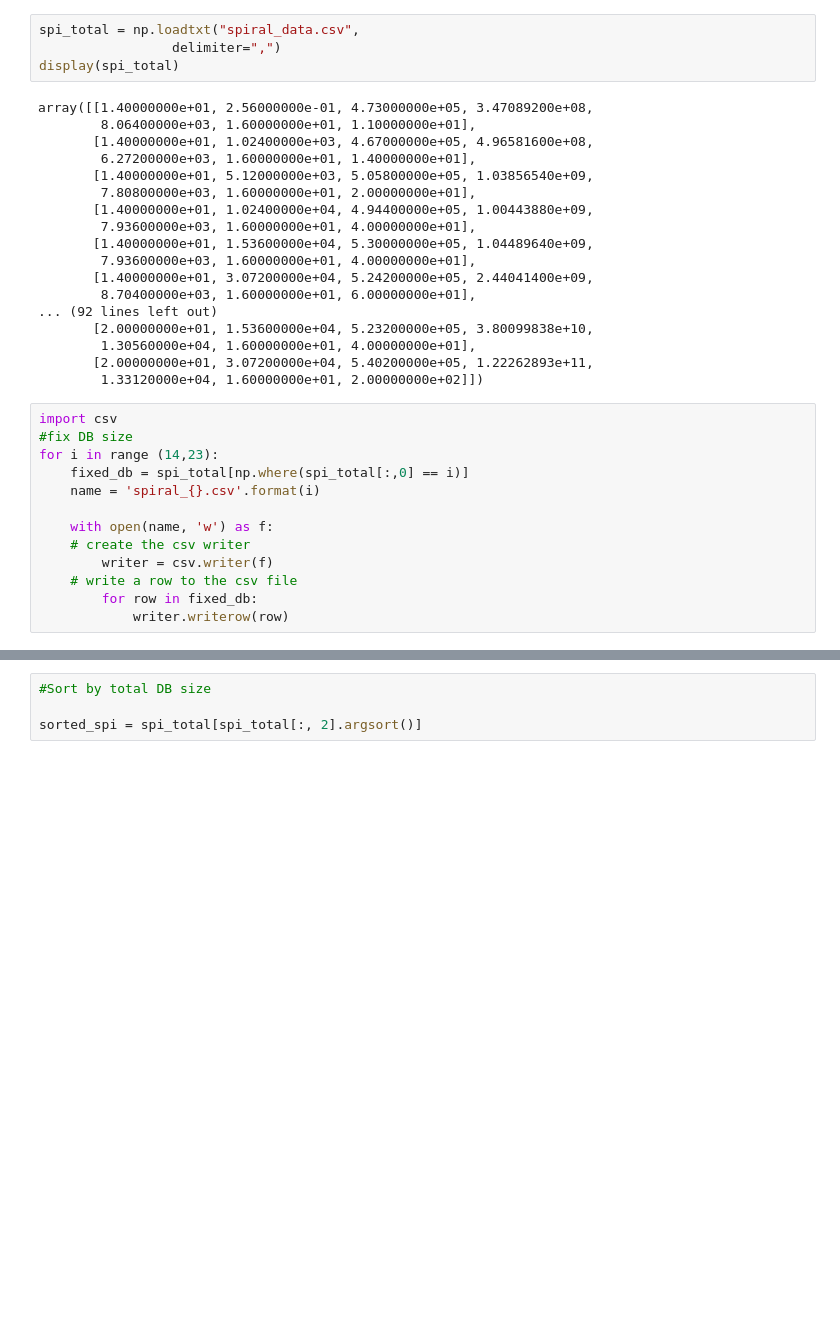
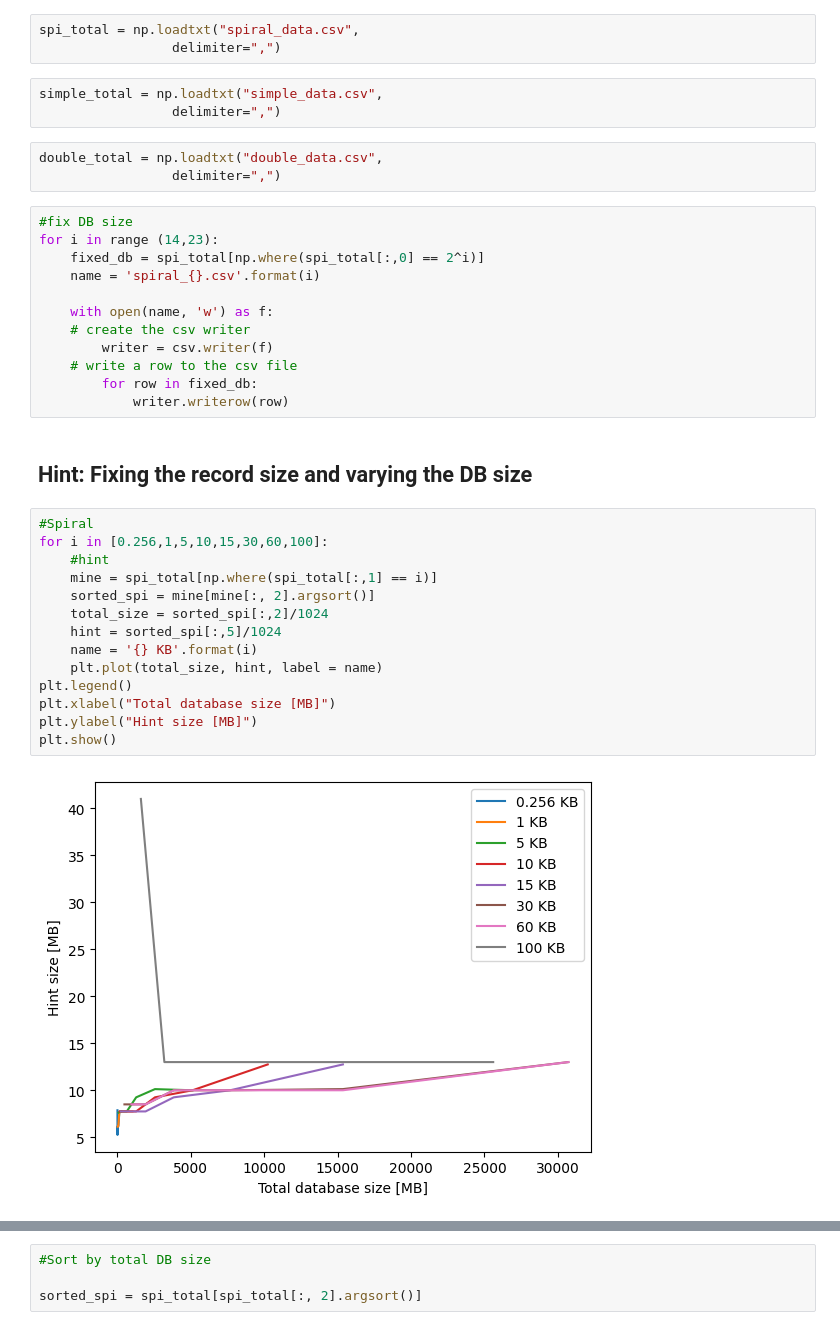
Before and after one commit to sophiartl/PIR_project, a Jupyter notebook: plots/ploty.ipynb, the cells around one changed output, grey strips where cells are left out. Drawn from its saved outputs; the diff is of its cells as text; blank space fills up the shorter version.

```diff
--- a/plots/ploty.ipynb
+++ b/plots/ploty.ipynb
@@ -6,30 +7,16 @@ file_spiral = open('spiral_data.csv')
 # %%
 spi_total = np.loadtxt("spiral_data.csv",
                  delimiter=",")
-display(spi_total)
-# %% [output]
-array([[1.40000000e+01, 2.56000000e-01, 4.73000000e+05, 3.47089200e+08,
-        8.06400000e+03, 1.60000000e+01, 1.10000000e+01],
-       [1.40000000e+01, 1.02400000e+03, 4.67000000e+05, 4.96581600e+08,
-        6.27200000e+03, 1.60000000e+01, 1.40000000e+01],
-       [1.40000000e+01, 5.12000000e+03, 5.05800000e+05, 1.03856540e+09,
-        7.80800000e+03, 1.60000000e+01, 2.00000000e+01],
-       [1.40000000e+01, 1.02400000e+04, 4.94400000e+05, 1.00443880e+09,
-        7.93600000e+03, 1.60000000e+01, 4.00000000e+01],
-       [1.40000000e+01, 1.53600000e+04, 5.30000000e+05, 1.04489640e+09,
-        7.93600000e+03, 1.60000000e+01, 4.00000000e+01],
-       [1.40000000e+01, 3.07200000e+04, 5.24200000e+05, 2.44041400e+09,
-        8.70400000e+03, 1.60000000e+01, 6.00000000e+01],
-... (92 lines left out)
-       [2.00000000e+01, 1.53600000e+04, 5.23200000e+05, 3.80099838e+10,
-        1.30560000e+04, 1.60000000e+01, 4.00000000e+01],
-       [2.00000000e+01, 3.07200000e+04, 5.40200000e+05, 1.22262893e+11,
-        1.33120000e+04, 1.60000000e+01, 2.00000000e+02]])
+# %%
+simple_total = np.loadtxt("simple_data.csv",
+                 delimiter=",")
+# %%
+double_total = np.loadtxt("double_data.csv",
+                 delimiter=",")
 # %%
-import csv
 #fix DB size
 for i in range (14,23):
-    fixed_db = spi_total[np.where(spi_total[:,0] == i)]
+    fixed_db = spi_total[np.where(spi_total[:,0] == 2^i)]
     name = 'spiral_{}.csv'.format(i)
 
     with open(name, 'w') as f:
@@ -38,3 +25,21 @@ for i in range (14,23):
     # write a row to the csv file
         for row in fixed_db:
             writer.writerow(row)
+# %% [markdown]
+## Hint: Fixing the record size and varying the DB size
+# %%
+#Spiral
+for i in [0.256,1,5,10,15,30,60,100]:
+    #hint
+    mine = spi_total[np.where(spi_total[:,1] == i)]
+    sorted_spi = mine[mine[:, 2].argsort()]
+    total_size = sorted_spi[:,2]/1024
+    hint = sorted_spi[:,5]/1024
+    name = '{} KB'.format(i)
+    plt.plot(total_size, hint, label = name)
+plt.legend()
+plt.xlabel("Total database size [MB]")
+plt.ylabel("Hint size [MB]")
+plt.show()
+# %% [output]
+[figure, added]
```
Also changed, not shown: parts of 26 cells of this notebook, 32 other files.
